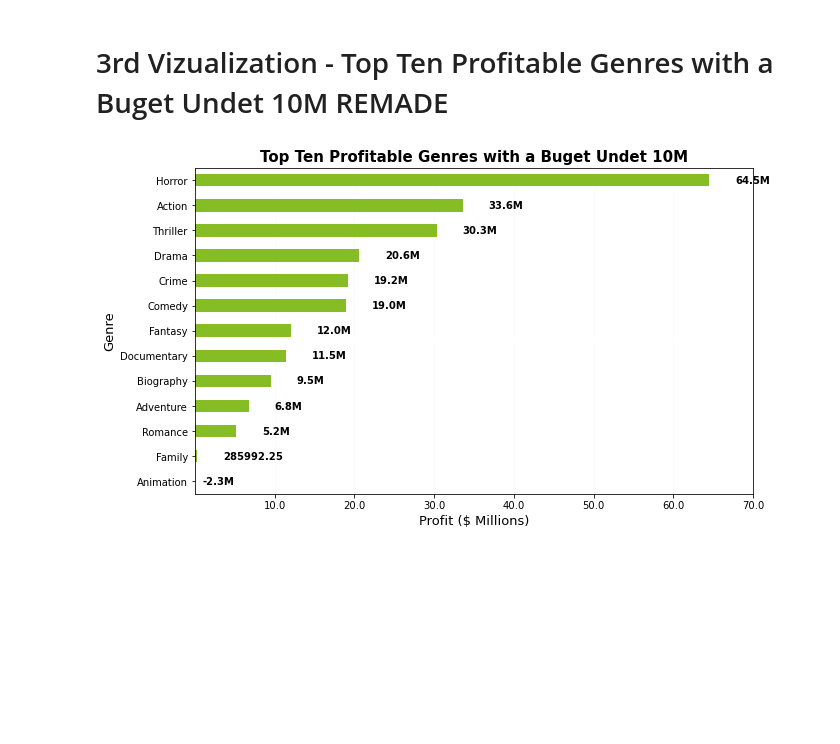
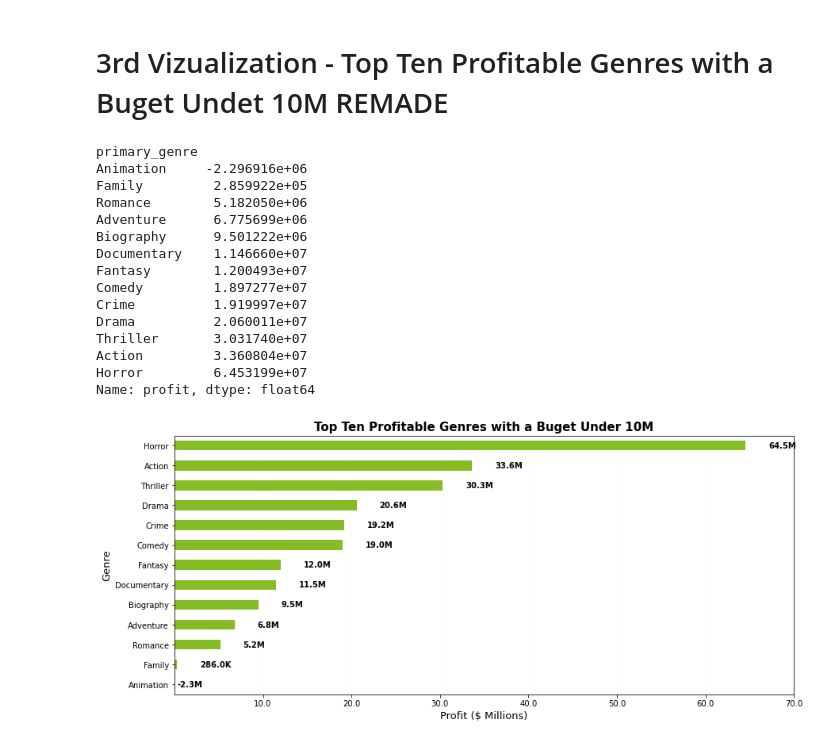
Before and after one commit to cupake01/ai_academy_capstone_project_group4, a Jupyter notebook: notebooks/folder-brian_gorbea/BrianG_Final.ipynb, the cells around one changed output. Cells and saved outputs as stored; diff of their text form; code cells hidden in the pictures; blank space fills up the shorter version.

Commit message:
Updated the final graph to have the numbers remain in the graph

```diff
--- a/notebooks/folder-brian_gorbea/BrianG_Final.ipynb
+++ b/notebooks/folder-brian_gorbea/BrianG_Final.ipynb
@@ -87,7 +87,7 @@ def format_values(value):
         return f"{value / 1000000:.1f}M"
     elif value < 0 and abs(value) >= 1000000: # Negative Millions
         return f"{value / 1000000:.1f}M"
-    elif 1000 <= value /100000: # Thoudsands
+    elif value >= 1000: # Thoudsands
             return f"{value / 1000:.1f}K"
     else:
         return str(value)
@@ -234,29 +234,47 @@ budget_UTen = pd.merge(Bugets_Gross_df,movie_genres, on = 'movie')
 # %%
 budget_UTen = budget_UTen[budget_UTen['production_budget']< 10000000]
 # %%
-budget_UTen_mean =profgenre.groupby('primary_genre').mean()['profit'].sort_values()
+budget_UTen_mean =budget_UTen.groupby('primary_genre').mean()['profit'].sort_values()
+# %%
+budget_UTen_mean
+# %% [output]
+primary_genre
+Animation     -2.296916e+06
+Family         2.859922e+05
+Romance        5.182050e+06
+Adventure      6.775699e+06
+Biography      9.501222e+06
+Documentary    1.146660e+07
+Fantasy        1.200493e+07
+Comedy         1.897277e+07
+Crime          1.919997e+07
+Drama          2.060011e+07
+Thriller       3.031740e+07
+Action         3.360804e+07
+Horror         6.453199e+07
+Name: profit, dtype: float64
 # %%
 #Plotting
-fig, ax = plt.subplots(figsize=(10,6))
+fig, ax = plt.subplots(figsize=(14,6))
 budget_UTen_mean.plot(kind='barh',color='#86BC24', ax=ax)
 
 #Title and labels
-ax.set_title('Top Ten Profitable Genres with a Buget Undet 10M', fontweight='bold', fontsize=15)
+ax.set_title('Top Ten Profitable Genres with a Buget Under 10M', fontweight='bold', fontsize=15)
 ax.set_xticks(ax.get_xticks())
 ax.set_xticklabels([format_values_x(x) for x in ax.get_xticks()])
 ax.set_xlabel('Profit ($ Millions)', fontsize=13)
 ax.set_ylabel('Genre', fontsize=13)
 ax.grid(axis='x', linestyle='--', alpha = 0.07)
 ax.set_xlim(1, ax.get_xlim()[1])
 
 #for index, value in enumerate(budget_UTen_mean):
 #    formatted_value = "${:.1f}".format(value)
 #    ax.text(value , index, ' ' + str(formatted_value), va='center', fontweight = 'bold', fontsize =11)
 for index, value in enumerate(budget_UTen_mean):
-    ax.text(value + (0.05 * max(budget_UTen_mean)), index,format_values(value), va = 'center', color = 'black', fontweight='bold')
+    ax.text(value + (0.04 * max(budget_UTen_mean)), index,format_values(value), va = 'center', color = 'black', fontweight='bold')
 
 
 plt.tight_layout
 plt.show()
 # %% [output]
-[figure, old version]
+[figure, new version]
```
